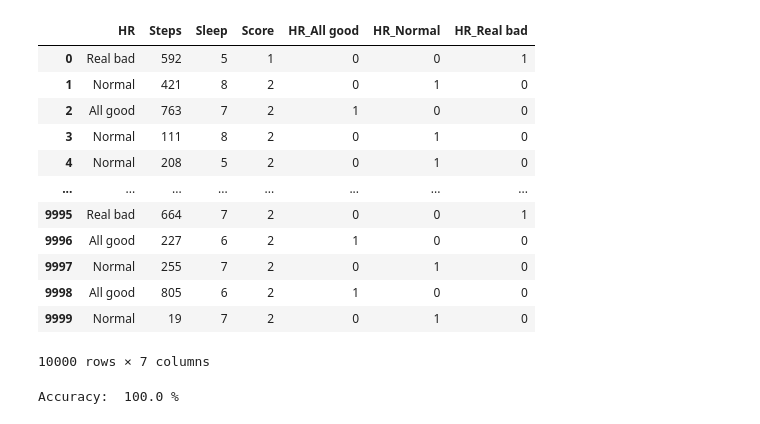
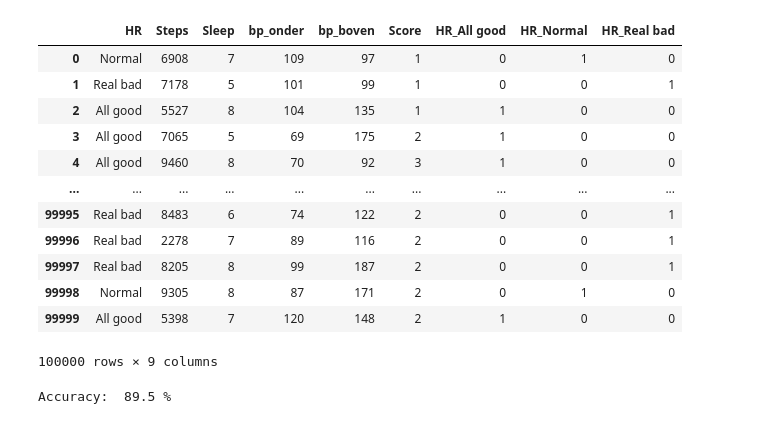
Before and after one commit to jypenga/dsp, a Jupyter notebook: notebooks/Decision tree test.ipynb, the cells around one changed output. Drawn from its saved outputs; the diff is of its cells as text; code cells hidden in the pictures.

```diff
--- a/notebooks/Decision tree test.ipynb
+++ b/notebooks/Decision tree test.ipynb
@@ -16,11 +30,15 @@ options = {'Real bad': 1, 'Normal': 2, 'All good': 3}
 heart_rate = []
 steps = []
 sleep = []
+bp_onder = []
+bp_boven = []
 
-for x in range(10000):
+for x in range(100000):
     heart_rate.append(random.choice(list(options.keys())))
-    steps.append(random.randint(0, 1000))
+    steps.append(random.randint(0, 10000))
     sleep.append(random.randint(5, 8))
+    bp_onder.append(random.randint(50, 120))
+    bp_boven.append(random.randint(80, 200))
 
 def verdict(df):
 
@@ -39,9 +57,9 @@ def verdict(df):
         count += options[row.HR]
 
         # steps
-        if row.Steps < (steps_mean - 3*steps_std) or row.Steps > (steps_mean + 3*steps_std):
+        if row.Steps < (steps_mean - steps_std):
             count += 1
-        elif row.Steps > (steps_mean - steps_std) or row.Steps < (steps_mean + steps_std):
+        elif row.Steps > (steps_mean + steps_std):
             count += 3
         else:
             count += 2
@@ -54,9 +72,30 @@ def verdict(df):
         else:
             count += 2
 
-        if count < 6:
+        # bp boven
+        if row.bp_boven < 100:
+            count += 1
+        elif row.bp_boven < 135 :
+            count += 3
+        elif row.bp_boven > 135 and row.bp_boven <= 160:
+            count += 2
+        elif row.bp_boven > 160:
+            count += 1
+
+        # bp onder
+        if row.bp_onder < 60:
+            count += 1
+        elif row.bp_onder < 85:
+            count += 3
+        elif row.bp_onder > 85 and row.bp_onder <= 100:
+            count += 2
+        elif row.bp_onder > 100:
+            count += 1
+
+        # Hoe heb ik dit ook alweer bedacht, als je overal 1 invult, dan kom je nu uit op 5
+        if count < 10:
             verdict.append(1)
-        elif count > 8:
+        elif count > 12:
             verdict.append(3)
         else:
             verdict.append(2)
@@ -66,27 +105,28 @@ def verdict(df):
 
     return verdict
 # %%
-df = pd.DataFrame(data = {'HR': heart_rate, 'Steps': steps, 'Sleep': sleep})
+df = pd.DataFrame(data = {'HR': heart_rate, 'Steps': steps, 'Sleep': sleep,
+                         'bp_onder': bp_onder, 'bp_boven': bp_boven})
 
 # 1 is real bad; 2 is normal; 3 is real good
 df['Score'] = verdict(df)
 
 # one hot encoding
 dummy = pd.get_dummies(df['HR'], prefix = 'HR')
 new_df = pd.merge(left = df, right = dummy, left_index = True, right_index = True)
 new_df
 # %% [output]
-|  | HR | Steps | Sleep | Score | HR_All good | HR_Normal | HR_Real bad |
-| 0 | Real bad | 592 | 5 | 1 | 0 | 0 | 1 |
-| 1 | Normal | 421 | 8 | 2 | 0 | 1 | 0 |
-| 2 | All good | 763 | 7 | 2 | 1 | 0 | 0 |
-| 3 | Normal | 111 | 8 | 2 | 0 | 1 | 0 |
-| 4 | Normal | 208 | 5 | 2 | 0 | 1 | 0 |
-| ... | ... | ... | ... | ... | ... | ... | ... |
-| 9995 | Real bad | 664 | 7 | 2 | 0 | 0 | 1 |
-| 9996 | All good | 227 | 6 | 2 | 1 | 0 | 0 |
-| 9997 | Normal | 255 | 7 | 2 | 0 | 1 | 0 |
-| 9998 | All good | 805 | 6 | 2 | 1 | 0 | 0 |
-| 9999 | Normal | 19 | 7 | 2 | 0 | 1 | 0 |
+|  | HR | Steps | Sleep | bp_onder | bp_boven | Score | HR_All good | HR_Normal | HR_Real bad |
+| 0 | Normal | 6908 | 7 | 109 | 97 | 1 | 0 | 1 | 0 |
+| 1 | Real bad | 7178 | 5 | 101 | 99 | 1 | 0 | 0 | 1 |
+| 2 | All good | 5527 | 8 | 104 | 135 | 1 | 1 | 0 | 0 |
+| 3 | All good | 7065 | 5 | 69 | 175 | 2 | 1 | 0 | 0 |
+| 4 | All good | 9460 | 8 | 70 | 92 | 3 | 1 | 0 | 0 |
+| ... | ... | ... | ... | ... | ... | ... | ... | ... | ... |
+| 99995 | Real bad | 8483 | 6 | 74 | 122 | 2 | 0 | 0 | 1 |
+| 99996 | Real bad | 2278 | 7 | 89 | 116 | 2 | 0 | 0 | 1 |
+| 99997 | Real bad | 8205 | 8 | 99 | 187 | 2 | 0 | 0 | 1 |
+| 99998 | Normal | 9305 | 8 | 87 | 171 | 2 | 0 | 1 | 0 |
+| 99999 | All good | 5398 | 7 | 120 | 148 | 2 | 1 | 0 | 0 |
-10000 rows × 7 columns
+100000 rows × 9 columns
 # %%
@@ -95,12 +137,18 @@ y = new_df.Score
 
 x_train, x_test, y_train, y_test = train_test_split(X, y, train_size = 0.7, test_size = 0.3, random_state = 42)
 # %%
-model = DecisionTreeClassifier(max_depth = 3) # anders returned ie altijd 100% --> overfitting
+model = DecisionTreeClassifier(max_depth = 8) # anders returned ie altijd 100% --> overfitting
+
+# scaler = MinMaxScaler()
+# scaler.fit_transform(x_train)
+
+
+
 model = model.fit(x_train, y_train)
 
 pred = model.predict(x_test)
 
 print("Accuracy: ", round(accuracy_score(y_test, pred) * 100, 1), '%')
 # %% [output]
-Accuracy:  100.0 %
+Accuracy:  89.5 %
 # %%
```
Also changed, not shown: parts of 18 cells of this notebook, 1 other file.
